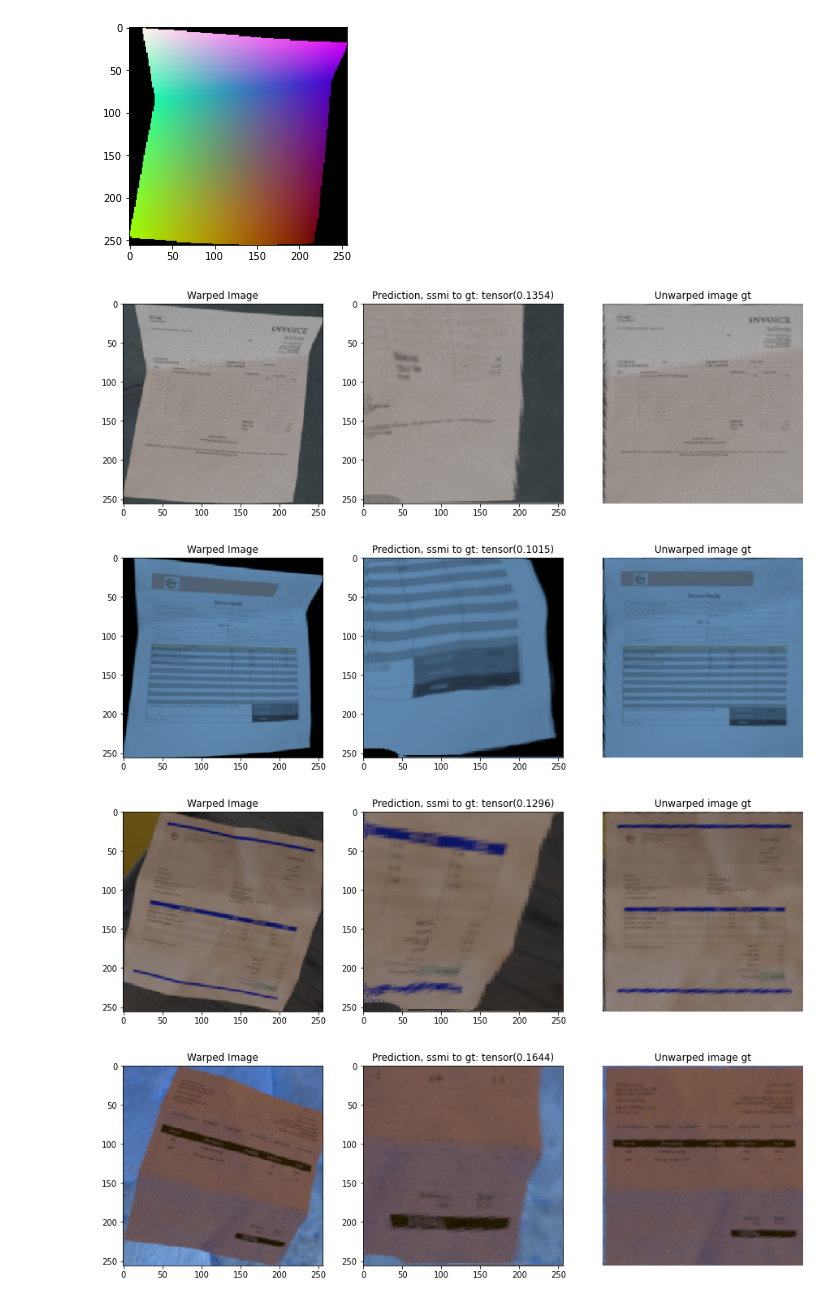
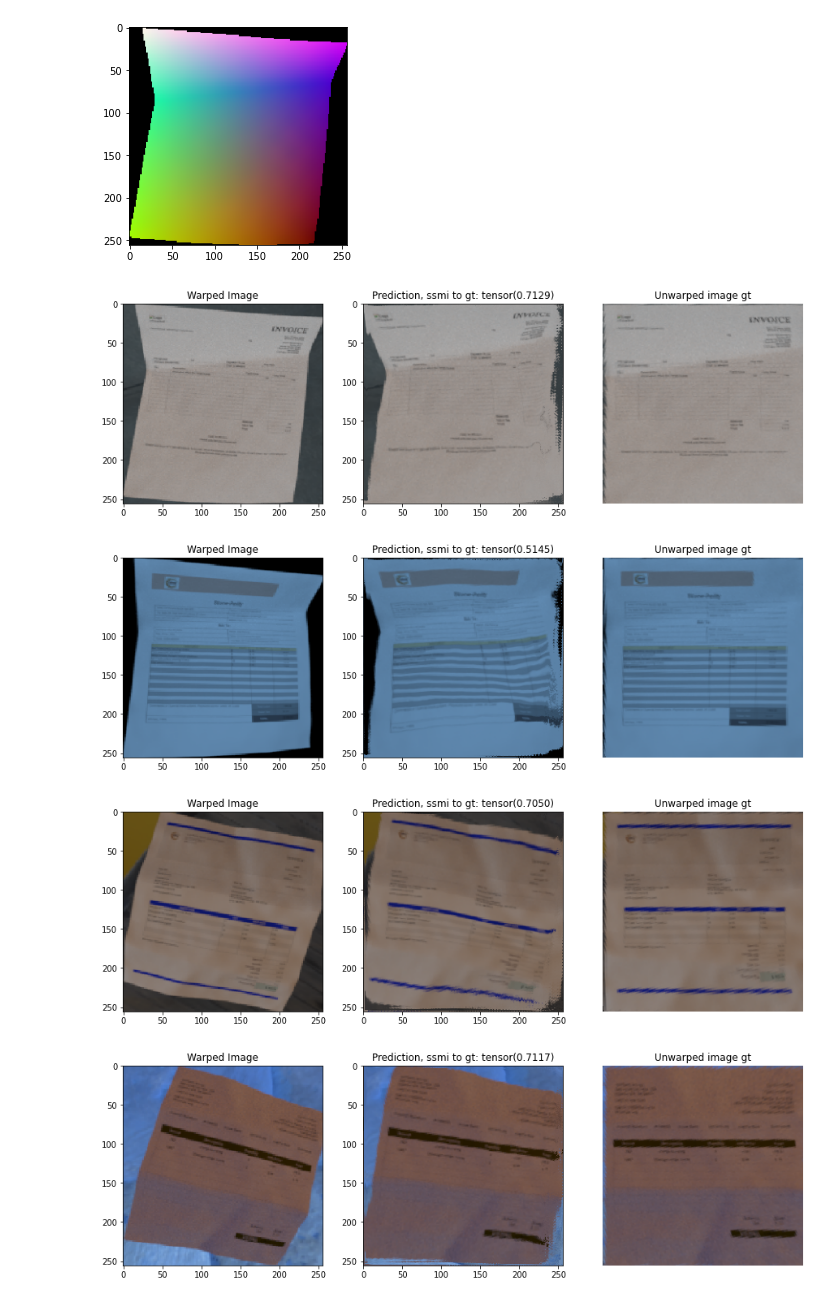
Before and after one commit to Leon-Sander/ImageRectification, a Jupyter notebook: plotting.ipynb, the cells around one changed output. Saved outputs shown, nothing was run; the diff lists cells and outputs as text; code cells hidden in the pictures.

```diff
--- a/plotting.ipynb
+++ b/plotting.ipynb
@@ -8,3 +8,33 @@ import os
 #import seaborn as sns
 #sns.set(color_codes=True)
 data_dir= 'Dataset Preview/Inv3D preview complete V2/data/train/'
+# %%
+from icecream import ic
+from custom_dataset import CustomImageDataset_wc, Dataset_backward_mapping, Dataset_full_model
+train_dataset_bm = Dataset_backward_mapping(data_dir)
+
+
+from torch.utils.data import DataLoader
+train_loader_bm = DataLoader(train_dataset_bm, batch_size=2, num_workers=8, shuffle=True)
+
+from models.backwardmapper import Backwardmapper
+bm_model = Backwardmapper()
+bm_model.load_state_dict(torch.load('models/pretrained/scale_test_3.pkl'))
+
+e = {'wc': [], 'labels' : [], 'pred': []}
+
+for batch in train_loader_bm:
+   wc, labels = batch
+   #ic(labels.shape)
+   #e['wc'].append(wc[0])
+   #e['wc'].append(wc[1])
+   e['wc'].append(wc)
+   e['labels'].append(labels)
+   pred = bm_model(wc)
+   #e['pred'].append(pred[0])
+   #ic(pred.shape)
+   e['pred'].append(pred)
+
+for i in range(len(e['pred'])):
+   utils.plt_bm_gt_cropped_2(e['pred'][i][0].unsqueeze(0),e['labels'][i]['img'][0],e['labels'][i]['warped_bm'][0])
+   utils.plt_bm_gt_cropped_2(e['pred'][i][1].unsqueeze(0),e['labels'][i]['img'][1],e['labels'][i]['warped_bm'][1])
@@ -104,15 +145,15 @@ plt.imshow(wc.transpose(0,1).transpose(1,2))
 # %%
 from models.backwardmapper import Backwardmapper
 bm_model = Backwardmapper()
-bm_model.load_state_dict(torch.load('models/pretrained/scale_test.pkl'))
+bm_model.load_state_dict(torch.load('models/pretrained/scale_test_3.pkl'))
 
 ordner = sorted(os.listdir(data_dir))
 
 for item in ordner:
     #utils.compare_ssim_all(data_dir + item, bm_model)
     utils.plt_bm_gt_cropped(data_dir + item, bm_model)
 # %% [output]
-[figure, old version]
+[figure, new version]
-[figure, old version]
+[figure, new version]
-[figure, old version]
+[figure, new version]
-[figure, old version]
+[figure, new version]
```
Also changed, not shown: parts of 3 cells of this notebook, 5 other files.
